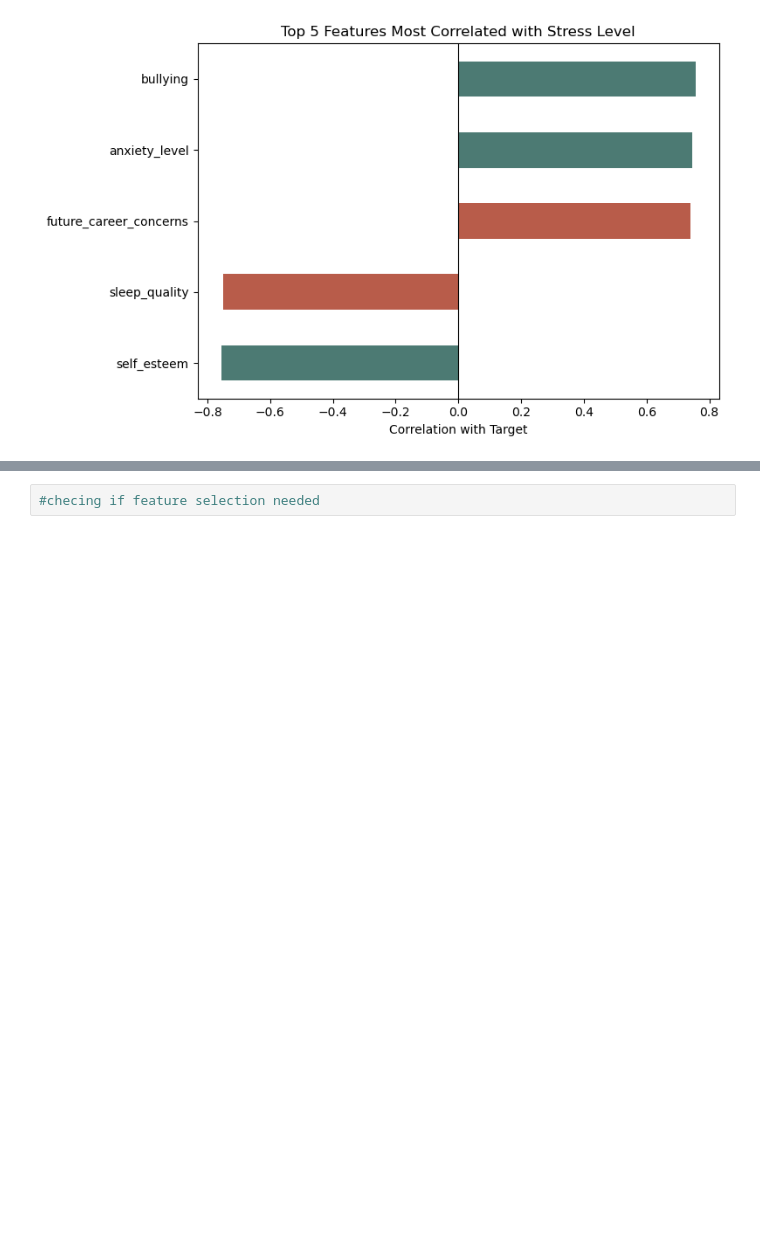
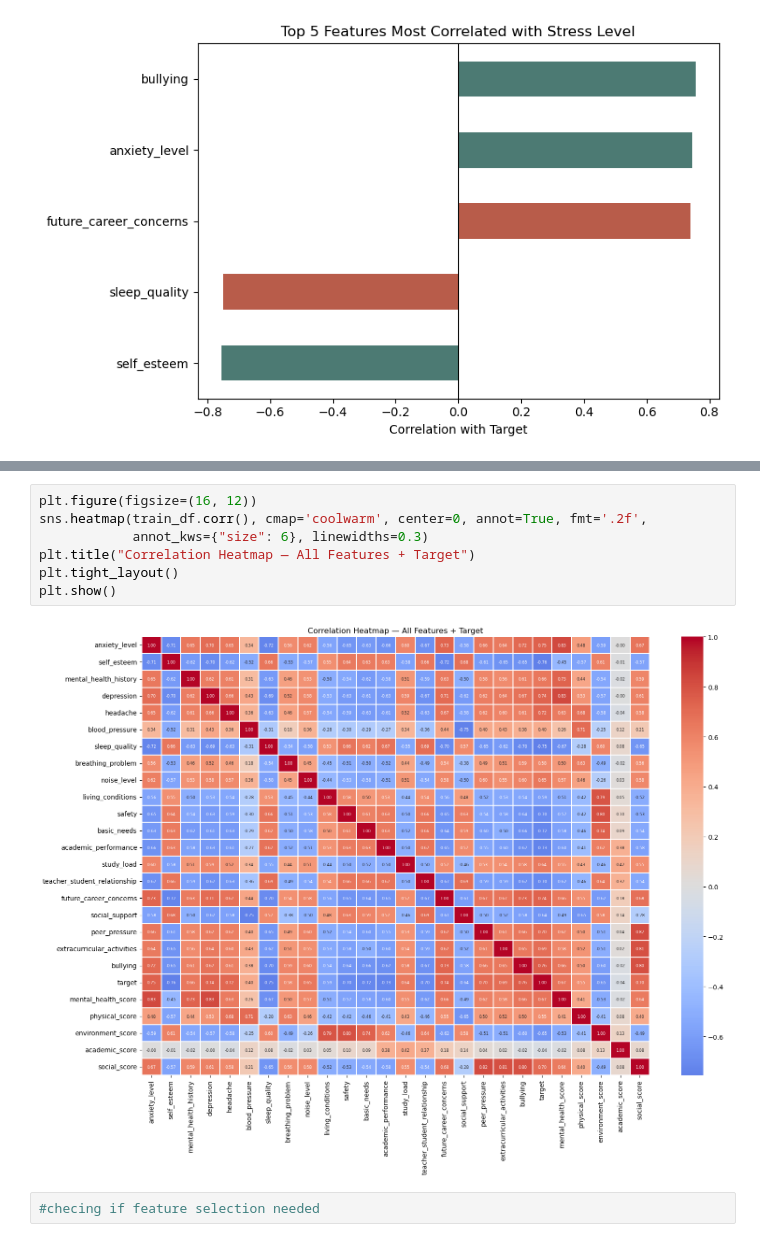
Before and after one commit to chandiracje/AIMAL_Project_Y2S1_G8.1_03, a Jupyter notebook: notebooks/StressLevelDataset(Visualization_And_Feature_Selection_Test_IT25103277).ipynb, the cells around one changed output, grey strips where cells are left out. Cells and saved outputs as stored; diff of their text form; blank space fills up the shorter version.

```diff
--- a/notebooks/StressLevelDataset(Visualization_And_Feature_Selection_Test_IT25103277).ipynb
+++ b/notebooks/StressLevelDataset(Visualization_And_Feature_Selection_Test_IT25103277).ipynb
@@ -205,3 +217,12 @@ plt.show()
+# %%
+plt.figure(figsize=(16, 12))
+sns.heatmap(train_df.corr(), cmap='coolwarm', center=0, annot=True, fmt='.2f',
+            annot_kws={"size": 6}, linewidths=0.3)
+plt.title("Correlation Heatmap — All Features + Target")
+plt.tight_layout()
+plt.show()
+# %% [output]
+[figure, added]
 # %%
 #checing if feature selection needed
 # %%
```
Also changed, not shown: parts of 3 cells of this notebook, 3 other files.
